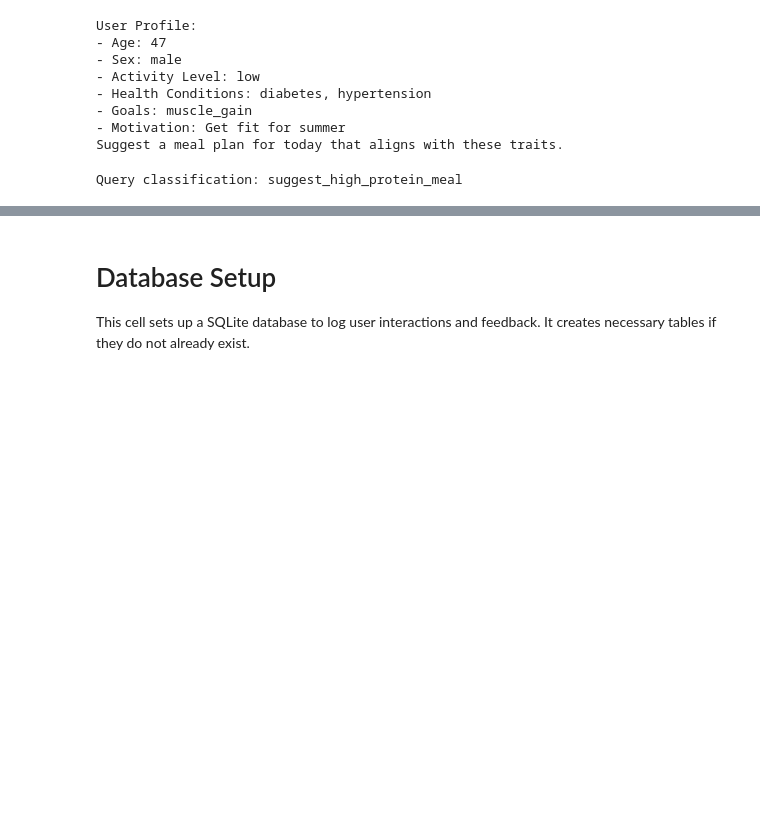
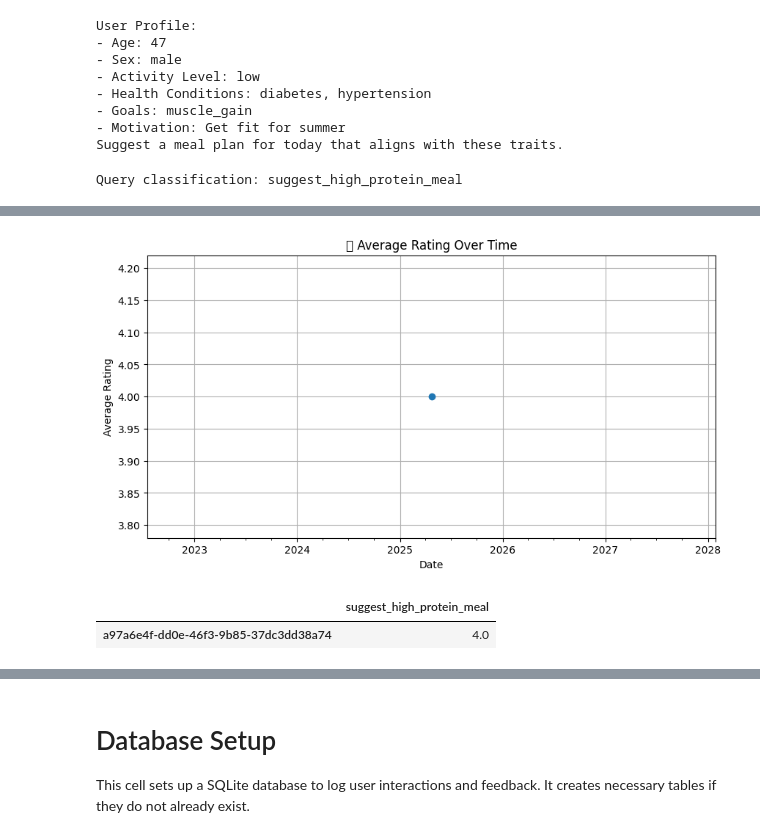
Before and after one commit to TechTinkerPradhan/hobbes_meal_rec, a Jupyter notebook: notebooks/mealrec.ipynb, the cells around one changed output, grey strips where cells are left out. Saved outputs shown, nothing was run; the diff lists cells and outputs as text; code cells hidden in the pictures; blank space fills up the shorter version.

```diff
--- a/notebooks/mealrec.ipynb
+++ b/notebooks/mealrec.ipynb
@@ -400,0 +420,45 @@ pd.DataFrame(feedback_store).head()
+# %%
+import matplotlib.pyplot as plt
+import seaborn as sns
+
+# Convert feedback to DataFrame
+feedback_df = pd.DataFrame(feedback_store)
+feedback_df['timestamp'] = pd.to_datetime(feedback_df['timestamp'])
+
+# Average rating trend over time
+plt.figure(figsize=(10, 5))
+feedback_df.set_index("timestamp").resample("D")["rating"].mean().plot(marker='o')
+plt.title("📈 Average Rating Over Time")
+plt.ylabel("Average Rating")
+plt.xlabel("Date")
+plt.grid(True)
+plt.show()
+# %% [output]
+[figure, added]
+# %%
+from collections import defaultdict
+
+# Preference model: {user_id: {"suggest_high_protein_meal": [4, 5], ...}}
+user_preferences = defaultdict(lambda: defaultdict(list))
+
+# Update preferences from feedback
+for entry in feedback_store:
+    user_id = entry["user_id"]
+    query_type = entry["prompt"]
+    rating = entry["rating"]
+    user_preferences[user_id][query_type].append(rating)
+
+# Compute average ratings per query_type per user
+user_avg_prefs = {}
+
+for user_id, queries in user_preferences.items():
+    user_avg_prefs[user_id] = {
+        qtype: sum(ratings)/len(ratings)
+        for qtype, ratings in queries.items()
+    }
+
+# Display sample preference profile
+pd.DataFrame(user_avg_prefs).T.head()
+# %% [output]
+|  | suggest_high_protein_meal |
+| a97a6e4f-dd0e-46f3-9b85-37dc3dd38a74 | 4.0 |
```
Also changed, not shown: parts of 5 cells of this notebook.
